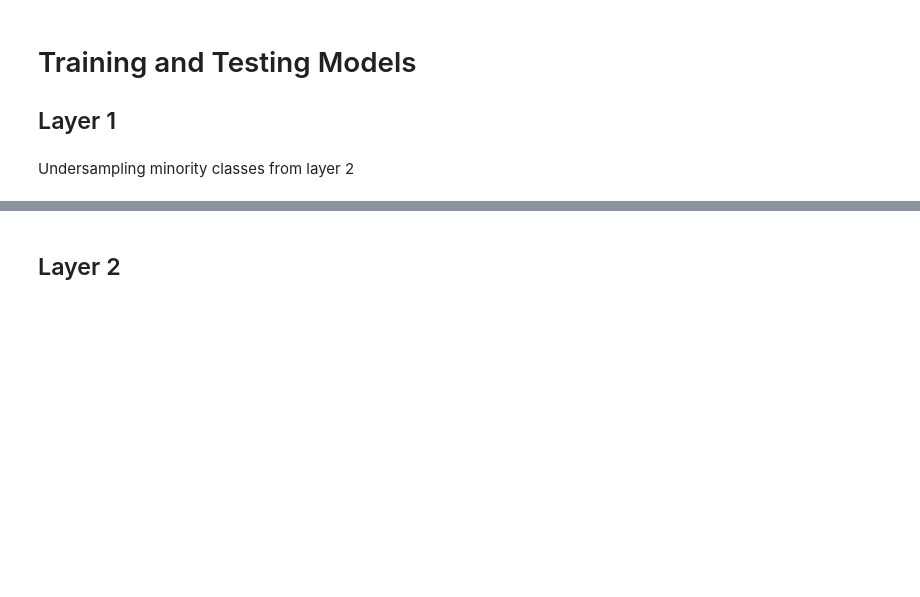
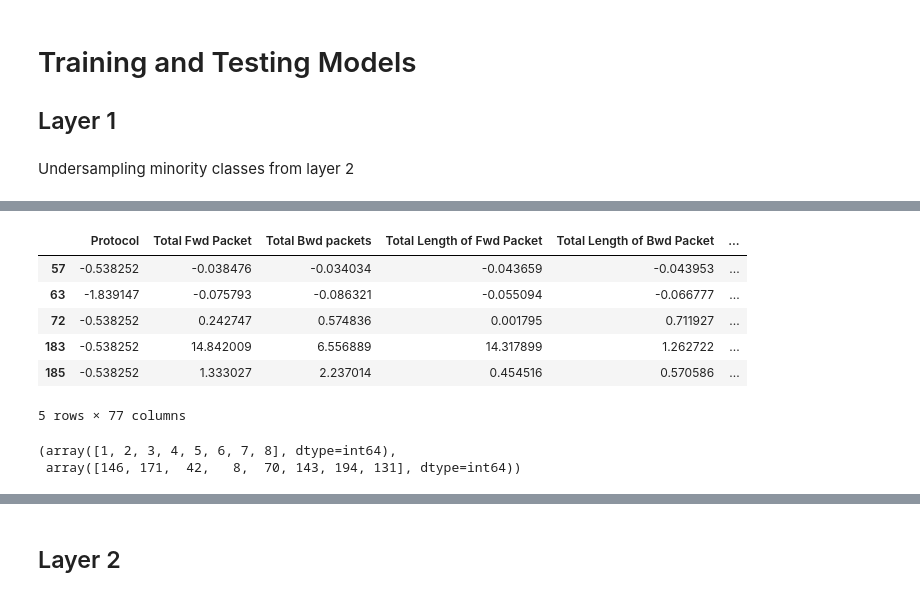
Before and after one commit to behdadmansouri/TAVo, a Jupyter notebook: CIC_Darknet_2020_Classification.ipynb, the cells around one changed output, grey strips where cells are left out. Cells and saved outputs as stored; diff of their text form; code cells hidden in the pictures; blank space fills up the shorter version.

```diff
--- a/CIC_Darknet_2020_Classification.ipynb
+++ b/CIC_Darknet_2020_Classification.ipynb
@@ -139,0 +158,15 @@ np.unique(Y_train_2, return_counts=True)
+# %%
+#Preparing test set for critic
+ctest = pd.DataFrame(X_test_c)
+ctest.columns = X.columns
+ctest['Level2'] = Y_test_c.tolist()
+ctest = ctest[(ctest.Level2 != 0)]
+ctest.head()
+# %% [output]
+|  | Protocol | Total Fwd Packet | Total Bwd packets | Total Length of Fwd Packet | Total Length of Bwd Packet | ... |
+| 57 | -0.538252 | -0.038476 | -0.034034 | -0.043659 | -0.043953 | ... |
+| 63 | -1.839147 | -0.075793 | -0.086321 | -0.055094 | -0.066777 | ... |
+| 72 | -0.538252 | 0.242747 | 0.574836 | 0.001795 | 0.711927 | ... |
+| 183 | -0.538252 | 14.842009 | 6.556889 | 14.317899 | 1.262722 | ... |
+| 185 | -0.538252 | 1.333027 | 2.237014 | 0.454516 | 0.570586 | ... |
+5 rows × 77 columns
@@ -147,0 +189,5 @@ undersample = CondensedNearestNeighbour(sampling_strategy = samples, random_stat
+# %%
+np.unique(Y_train_c, return_counts=True)
+# %% [output]
+(array([1, 2, 3, 4, 5, 6, 7, 8], dtype=int64),
+ array([146, 171,  42,   8,  70, 143, 194, 131], dtype=int64))
```
Also changed, not shown: parts of 32 cells of this notebook.
